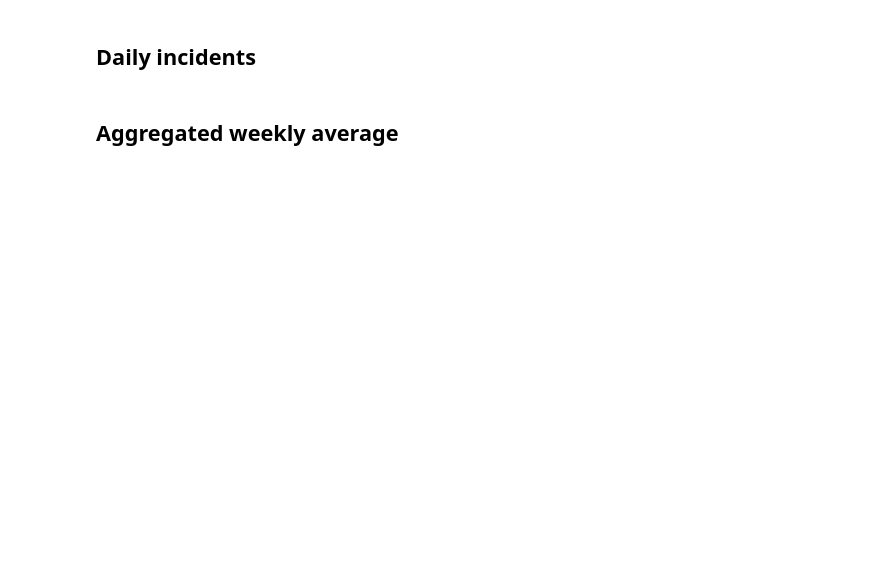
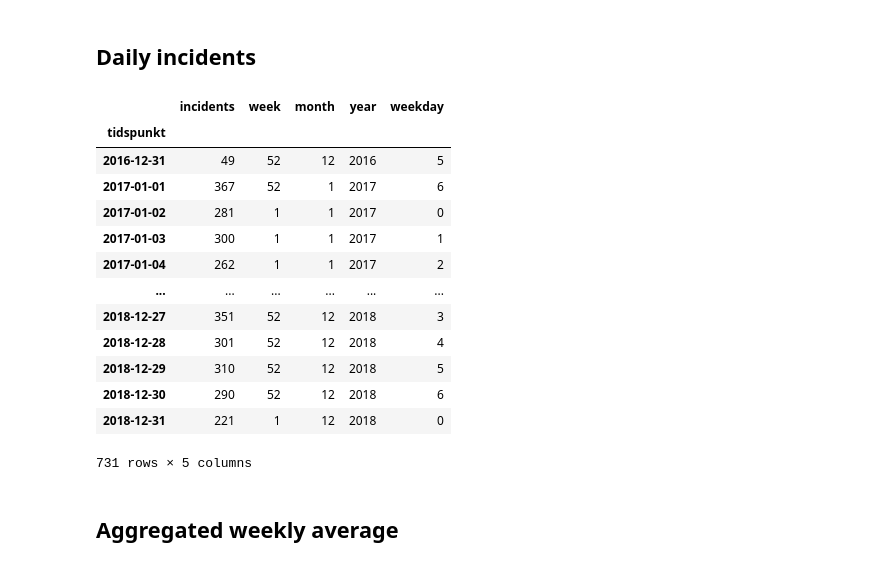
Before and after one commit to Magssch/gecco-2023-ambulance-allocation, a Jupyter notebook: scripts/notebooks/nicklas_timeseries.ipynb, the cells around one changed output. Drawn from its saved outputs; the diff is of its cells as text; code cells hidden in the pictures; blank space fills up the shorter version.

```diff
--- a/scripts/notebooks/nicklas_timeseries.ipynb
+++ b/scripts/notebooks/nicklas_timeseries.ipynb
@@ -50,10 +100,26 @@ incidents_hourly
 ## Daily incidents
 # %%
 incidents_daily =  pd.DataFrame(incidents_hourly['incidents'].resample('D').sum())
+incidents_daily['week'] = incidents_daily.index.isocalendar().week
 incidents_daily['month'] = incidents_daily.index.month
 incidents_daily['year'] = incidents_daily.index.year
 incidents_daily['weekday'] = incidents_daily.index.weekday
 incidents_daily
+# %% [output]
+|  | incidents | week | month | year | weekday |
+| tidspunkt |  |  |  |  |  |
+| 2016-12-31 | 49 | 52 | 12 | 2016 | 5 |
+| 2017-01-01 | 367 | 52 | 1 | 2017 | 6 |
+| 2017-01-02 | 281 | 1 | 1 | 2017 | 0 |
+| 2017-01-03 | 300 | 1 | 1 | 2017 | 1 |
+| 2017-01-04 | 262 | 1 | 1 | 2017 | 2 |
+| ... | ... | ... | ... | ... | ... |
+| 2018-12-27 | 351 | 52 | 12 | 2018 | 3 |
+| 2018-12-28 | 301 | 52 | 12 | 2018 | 4 |
+| 2018-12-29 | 310 | 52 | 12 | 2018 | 5 |
+| 2018-12-30 | 290 | 52 | 12 | 2018 | 6 |
+| 2018-12-31 | 221 | 1 | 12 | 2018 | 0 |
+731 rows × 5 columns
 # %% [markdown]
 ## Aggregated weekly average
 # %%
```
Also changed, not shown: parts of 19 cells of this notebook.
